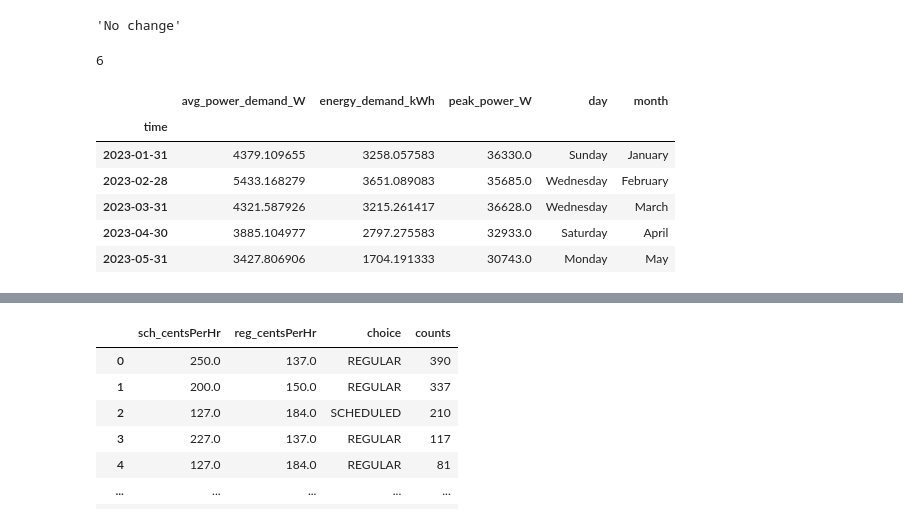
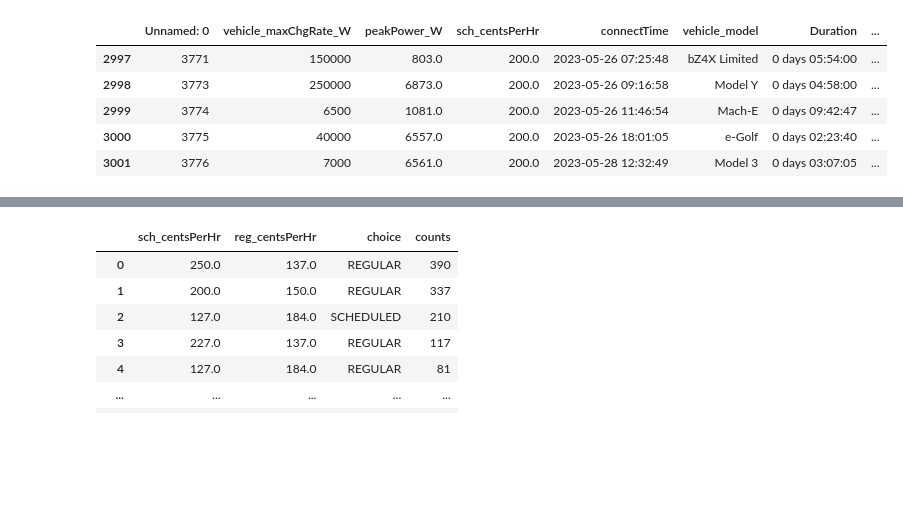
Before and after one commit to winston-edwin-chiong/slrpEV-data-dashboard, a Jupyter notebook: Playground.ipynb, the cells around one changed output, grey strips where cells are left out. Saved outputs shown, nothing was run; the diff lists cells and outputs as text; code cells hidden in the pictures; blank space fills up the shorter version.

```diff
--- a/Playground.ipynb
+++ b/Playground.ipynb
@@ -262,28 +262,17 @@ class CreateDailyForecasts:
         empty_df = pd.DataFrame(columns=["avg_power_demand_W_predictions", "energy_demand_kWh_predictions", "peak_power_W_predictions"], index=pd.Index([], name="time"))
         empty_df.to_csv("forecastdata/dailyforecasts.csv")
         return empty_df
-# %%
-1 if 0 else "No change"
-# %% [output]
-'No change'
 # %%
 import redis
 import pickle
 redis_client = redis.Redis(host='localhost', port=6360)
-# %%
-yesterday = pd.to_datetime(pd.Timestamp.now().normalize() - pd.DateOffset(days=5))
-df = pickle.loads(redis_client.get("raw_data"))
-df.loc[pd.to_datetime(df["connectTime"]).dt.normalize() == yesterday]["userId"].nunique()
-# %% [output]
-6
 # %%
-df = pickle.loads(redis_client.get("monthlydemand"))
+df = pickle.loads(redis_client.get("raw_data"))
 df.tail()
 # %% [output]
-|  | avg_power_demand_W | energy_demand_kWh | peak_power_W | day | month |
-| time |  |  |  |  |  |
-| 2023-01-31 | 4379.109655 | 3258.057583 | 36330.0 | Sunday | January |
-| 2023-02-28 | 5433.168279 | 3651.089083 | 35685.0 | Wednesday | February |
-| 2023-03-31 | 4321.587926 | 3215.261417 | 36628.0 | Wednesday | March |
-| 2023-04-30 | 3885.104977 | 2797.275583 | 32933.0 | Saturday | April |
-| 2023-05-31 | 3427.806906 | 1704.191333 | 30743.0 | Monday | May |
+|  | Unnamed: 0 | vehicle_maxChgRate_W | peakPower_W | sch_centsPerHr | connectTime | vehicle_model | Duration | ... |
+| 2997 | 3771 | 150000 | 803.0 | 200.0 | 2023-05-26 07:25:48 | bZ4X Limited | 0 days 05:54:00 | ... |
+| 2998 | 3773 | 250000 | 6873.0 | 200.0 | 2023-05-26 09:16:58 | Model Y | 0 days 04:58:00 | ... |
+| 2999 | 3774 | 6500 | 1081.0 | 200.0 | 2023-05-26 11:46:54 | Mach-E | 0 days 09:42:47 | ... |
+| 3000 | 3775 | 40000 | 6557.0 | 200.0 | 2023-05-26 18:01:05 | e-Golf | 0 days 02:23:40 | ... |
+| 3001 | 3776 | 7000 | 6561.0 | 200.0 | 2023-05-28 12:32:49 | Model 3 | 0 days 03:07:05 | ... |
```
Also changed, not shown: parts of 6 cells of this notebook, 5 other files.
